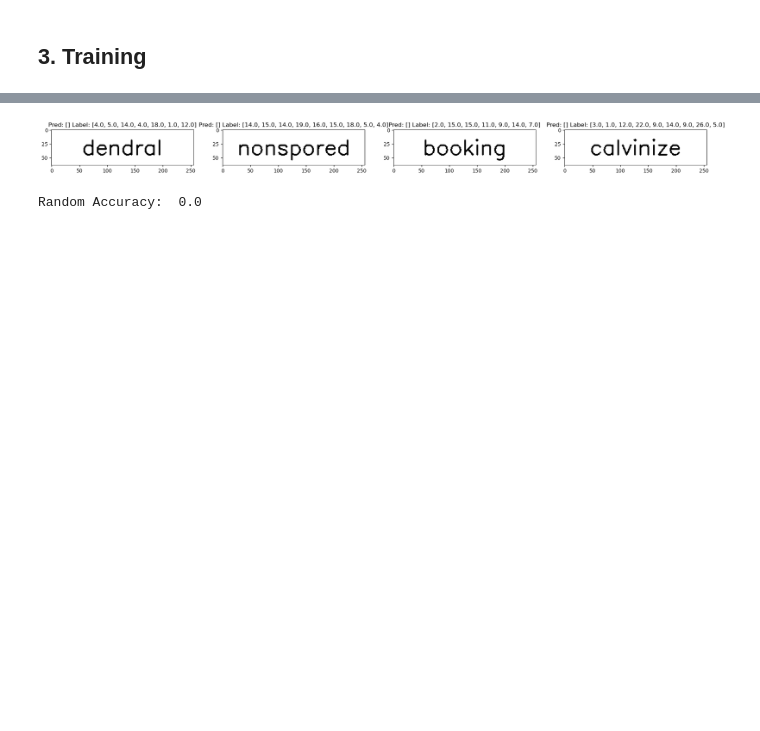
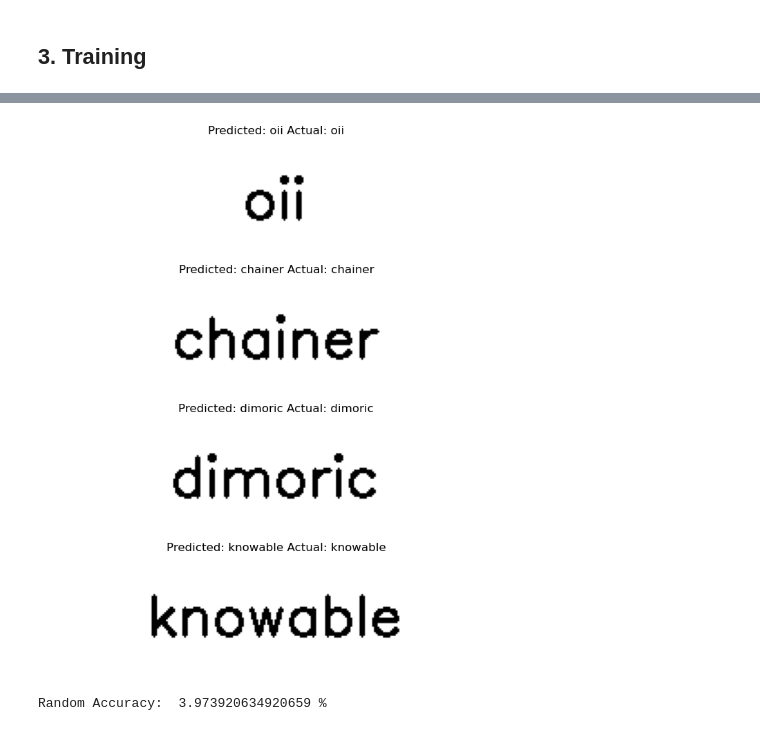
Before and after one commit to Abhinav7R/ML-kit, a Jupyter notebook: assignments/5/RNNOCR.ipynb, the cells around one changed output, grey strips where cells are left out. Saved outputs shown, nothing was run; the diff lists cells and outputs as text; code cells hidden in the pictures; blank space fills up the shorter version.

```diff
--- a/assignments/5/RNNOCR.ipynb
+++ b/assignments/5/RNNOCR.ipynb
@@ -105,7 +110,0 @@ val_loader = DataLoader(val_dataset, batch_size=1, shuffle=False)
-# %%
-# print shape of data
-for data, label in val_loader:
-    print("Data shape: ", data.shape)
-    plt.imshow(data[0], cmap='gray')
-    print("Label: ", label)
-    break
@@ -164,15 +154,2 @@ class CNN_RNN(nn.Module):
 
         return x
-# %%
-for data, label in train_loader:
-    data = data.to(device)
-    model = CNN_RNN().to(device)
-    output = model(data)
-    print("Output shape: ", output.shape)
-    print(output)
-    pred = torch.argmax(output, dim=2)
-    print("Predicted shape: ", pred.shape)
-    print(pred)
-    print("Label shape: ", label.shape)
-    print(label)
-    break
@@ -219,7 +179,7 @@ def compute_average_correct(predictions, labels):
         total_correct += correct
         total_characters += len(label)
 
-    return total_correct / len(labels) if labels else 0  # Averaged over the batch
+    return total_correct / total_characters
 # %%
 cnn_rnn = CNN_RNN().to(device)
 
@@ -342,23 +319,30 @@ Test Loss: 3.248316403055191 Test Accuracy: 0.0
+# %%
+def array_to_word(arr):
+    return ''.join([chr(int(ch) + 96) for ch in arr])
 # %%
-# show some predictions (5)
+# show some predictions - 4 examples
+random.shuffle(examples)
 
-plt.figure(figsize=(30, 10))
+fig, ax = plt.subplots(4, 1, figsize=(10, 10))
 for i in range(4):
-    plt.subplot(2, 5, i + 1)
     img, pred, label = examples[i]
-    plt.imshow(img, cmap='gray')
-    plt.title("Pred: {} Label: {}".format(pred, label))
+    img = img.squeeze()
+    ax[i].imshow(img, cmap='gray')
+    ax[i].set_title("Predicted: {} Actual: {}".format(array_to_word(pred), array_to_word(label)))
+    ax[i].axis('off')
+
+plt.show()
 # %% [output]
-[figure, old version]
+[figure, new version]
 # %%
 # compare with random baseline (randomly generated character sequences of same length as the label)
 
 random_accuracy = 0.0
 for pred, label in zip(examples, test_words):
     random_pred = [random.randint(1, 26) for _ in range(len(label))]
-    random_accuracy += sum(1 for p, l in zip(random_pred, label) if p == l) / len(label)
+    random_accuracy += sum(1 for p, q in zip(random_pred, label) if p == q) / len(label)
 
 random_accuracy /= len(examples)
-print("Random Accuracy: ", random_accuracy)
+print("Random Accuracy: ", random_accuracy*100, "%")
 # %% [output]
-Random Accuracy:  0.0
+Random Accuracy:  3.973920634920659 %
```
Also changed, not shown: parts of 12 cells of this notebook.
